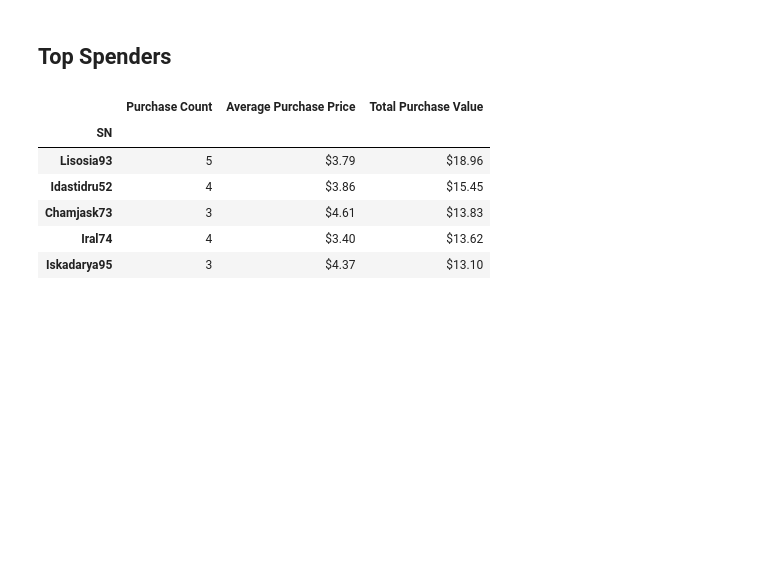
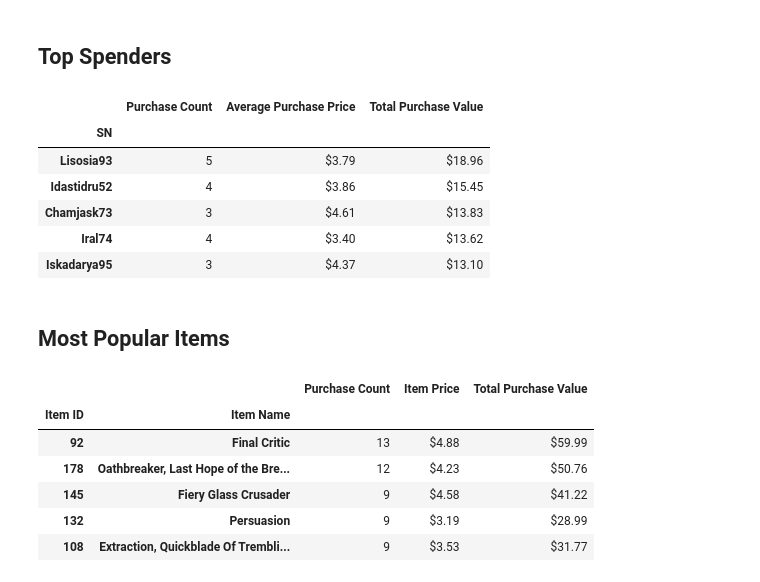
Before and after one commit to geofftm/pandas-challenge, a Jupyter notebook: HeroesOfPymoli/HeroesOfPymoli.ipynb, the cells around one changed output. Drawn from its saved outputs; the diff is of its cells as text; code cells hidden in the pictures; blank space fills up the shorter version.

```diff
--- a/HeroesOfPymoli/HeroesOfPymoli.ipynb
+++ b/HeroesOfPymoli/HeroesOfPymoli.ipynb
@@ -457,3 +325,50 @@ pp_purchase_df_sorted.head(5)
 | Chamjask73 | 3 | $4.61 | $13.83 |
 | Iral74 | 4 | $3.40 | $13.62 |
 | Iskadarya95 | 3 | $4.37 | $13.10 |
+# %% [markdown]
+## Most Popular Items
+# %%
+# Group the original dataframe by Item ID and Name
+
+items = df.groupby(["Item ID", "Item Name"])
+
+# Get the count of purchases per item
+
+item_purchase = items["Purchase ID"].count()
+
+# put into a dataframe
+
+item_purchase_df = pd.DataFrame({"Purchase Count": item_purchase})
+
+# merge new dataframe with original on Item Name
+
+merge_price = pd.merge(df, item_purchase_df, on="Item Name")
+
+merge_price = merge_price[["Item ID", "Item Name", "Price", "Purchase Count"]]
+merge_price = merge_price.drop_duplicates(subset="Item Name", keep="first")
+merge_price
+
+# Group items by price
+
+item_price = merge_price.groupby(["Item ID", "Item Name"])["Price"].sum()
+
+# Calculate total price value by item id and name
+
+total_item_price = items["Price"].sum()
+
+item_purchase_df["Item Price"] = item_price
+
+item_purchase_df["Total Purchase Value"] = total_item_price
+
+sort_by_purchase = item_purchase_df.sort_values("Purchase Count", ascending=False)
+sort_by_purchase["Item Price"] = sort_by_purchase["Item Price"].map("${:.2f}".format)
+sort_by_purchase["Total Purchase Value"] = sort_by_purchase["Total Purchase Value"].map("${:.2f}".format)
+sort_by_purchase.head(5)
+# %% [output]
+|  |  | Purchase Count | Item Price | Total Purchase Value |
+| Item ID | Item Name |  |  |  |
+| 92 | Final Critic | 13 | $4.88 | $59.99 |
+| 178 | Oathbreaker, Last Hope of the Bre... | 12 | $4.23 | $50.76 |
+| 145 | Fiery Glass Crusader | 9 | $4.58 | $41.22 |
+| 132 | Persuasion | 9 | $3.19 | $28.99 |
+| 108 | Extraction, Quickblade Of Trembli... | 9 | $3.53 | $31.77 |
```
Also changed, not shown: parts of 25 cells of this notebook, 1 other file.
